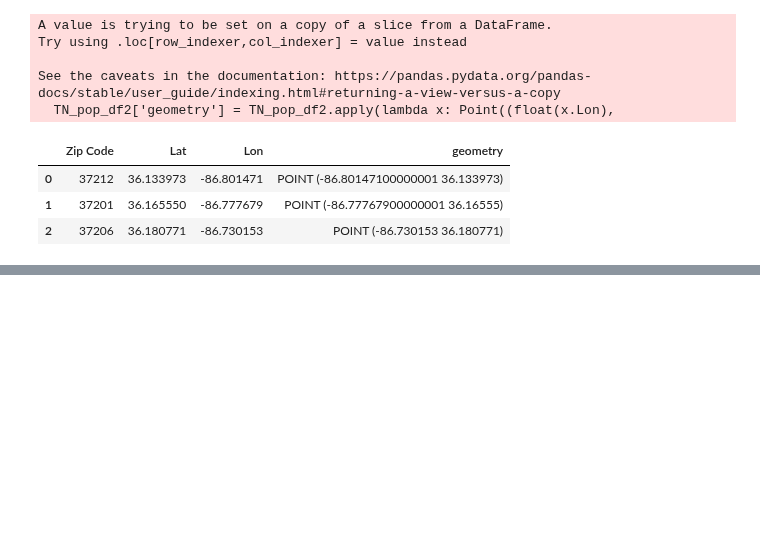
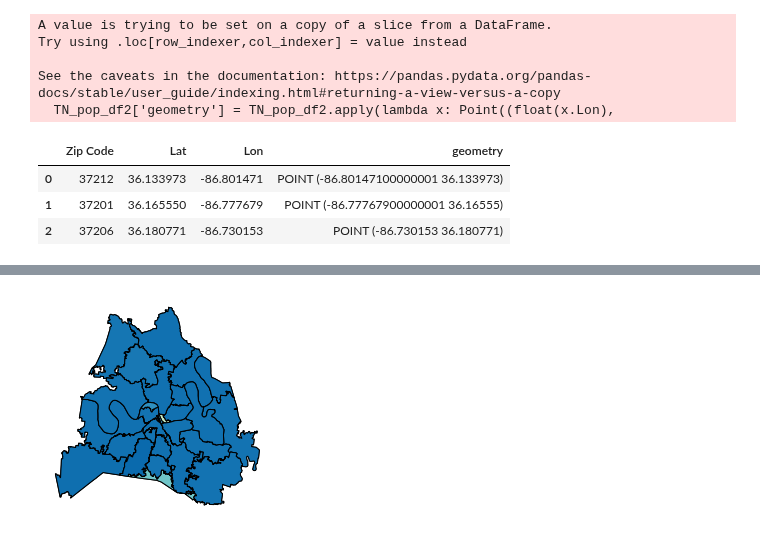
Before and after one commit to Engu12/nash-covid-cases-vaccines-honky_tonkin, a Jupyter notebook: Covid.ipynb, the cells around one changed output, grey strips where cells are left out. Drawn from its saved outputs; the diff is of its cells as text; code cells hidden in the pictures; blank space fills up the shorter version.

```diff
--- a/Covid.ipynb
+++ b/Covid.ipynb
@@ -497,0 +603,9 @@ Vaccine_pop_df=Vaccne_df.merge
+# %%
+fig, ax = plt.subplots(figsize=(16,4))
+V_zipcodes.plot(column = 'Count',
+              cmap = 'GnBu',
+              edgecolor = 'black',
+              ax = ax)
+ax.axis('off');
+# %% [output]
+[figure, added]
```
Also changed, not shown: parts of 13 cells of this notebook.
